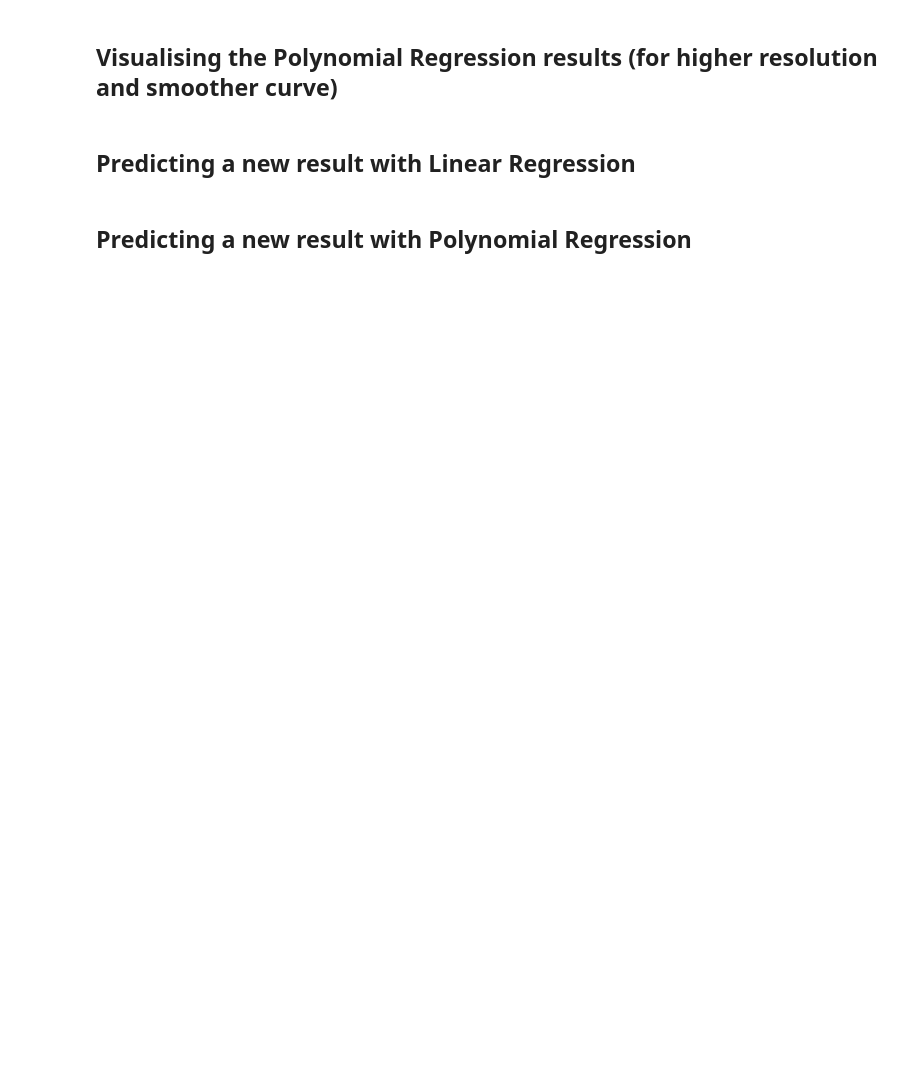
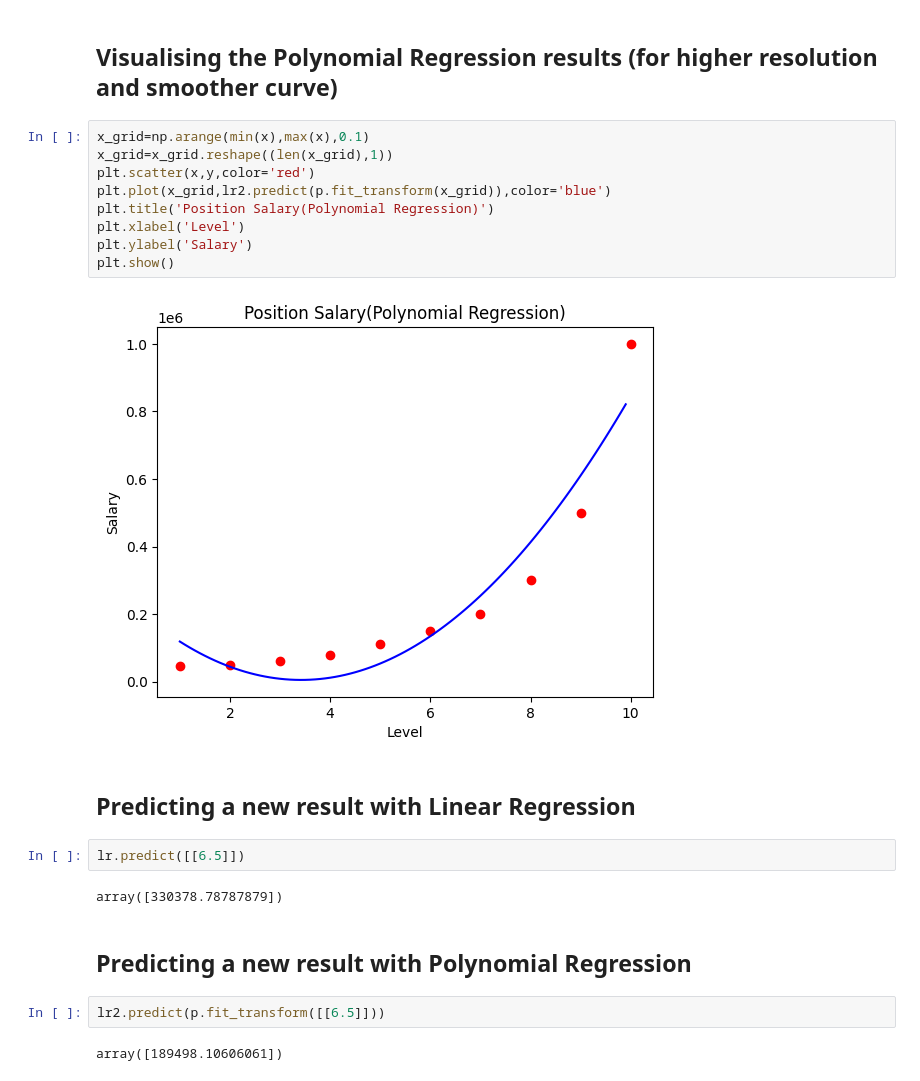
Before and after one commit to khushi1315/Machine-Learning_Practice, a Jupyter notebook: Polynomial_Regression.ipynb, the cells around one changed output. Drawn from its saved outputs; the diff is of its cells as text; blank space fills up the shorter version.

```diff
--- a/Polynomial_Regression.ipynb
+++ b/Polynomial_Regression.ipynb
@@ -29,6 +59,25 @@ LinearRegression()
 # %% [markdown]
 ## Visualising the Polynomial Regression results (for higher resolution and smoother curve)
+# %%
+x_grid=np.arange(min(x),max(x),0.1)
+x_grid=x_grid.reshape((len(x_grid),1))
+plt.scatter(x,y,color='red')
+plt.plot(x_grid,lr2.predict(p.fit_transform(x_grid)),color='blue')
+plt.title('Position Salary(Polynomial Regression)')
+plt.xlabel('Level')
+plt.ylabel('Salary')
+plt.show()
+# %% [output]
+[figure, added]
 # %% [markdown]
 ## Predicting a new result with Linear Regression
+# %%
+lr.predict([[6.5]])
+# %% [output]
+array([330378.78787879])
 # %% [markdown]
 ## Predicting a new result with Polynomial Regression
+# %%
+lr2.predict(p.fit_transform([[6.5]]))
+# %% [output]
+array([189498.10606061])
```
Also changed, not shown: parts of 3 cells of this notebook.
